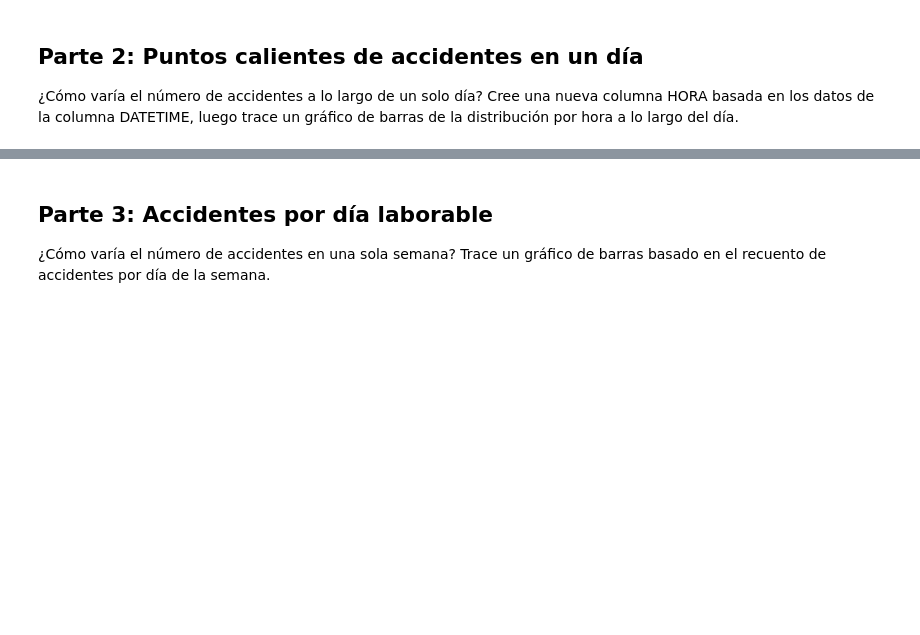
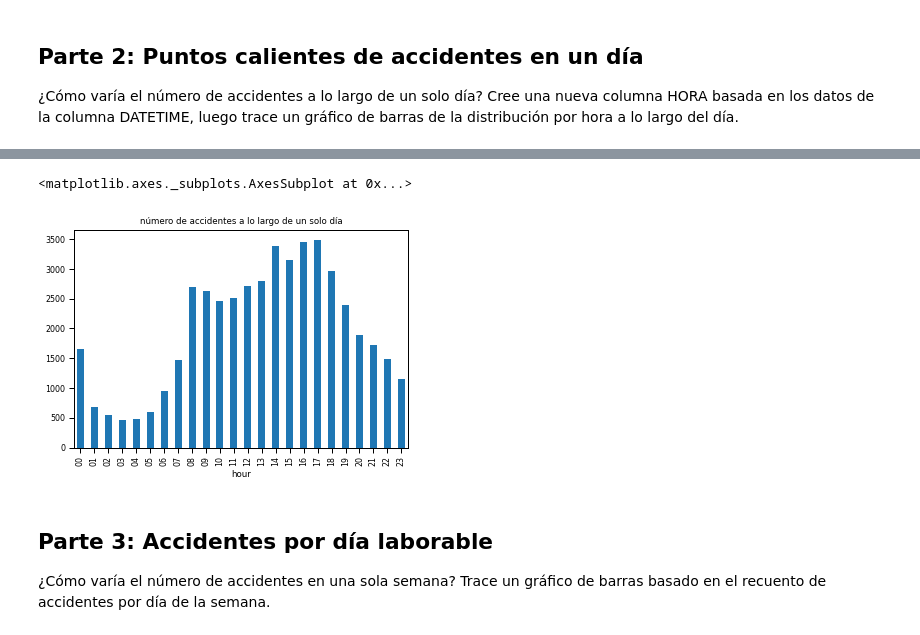
Before and after one commit to clargote/mujeresDigitales, a Jupyter notebook: Taller_Semana_4.ipynb, the cells around one changed output, grey strips where cells are left out. Drawn from its saved outputs; the diff is of its cells as text; code cells hidden in the pictures; blank space fills up the shorter version.

```diff
--- a/Taller_Semana_4.ipynb
+++ b/Taller_Semana_4.ipynb
@@ -102,3 +134,13 @@ accidentes.plot.line(color="Green", title="Accidentes mensuales año 2018-2019"
+# %%
+#df['DATETIME']=pd.to_datetime(df['DATE'] + " " +df['TIME'])
+#df['TIME']=pd.to_datetime(df['TIME'])
+df['hour']=df['TIME'].dt.strftime('%H')
+accidente_hora=df.groupby(df['hour']).size()
+accidente_hora.plot.bar( title="número de accidentes a lo largo de un solo día" )
+#sns.barplot(data=accidente_hora, y='hour', x=accidente_hora.index)
+# %% [output]
+<matplotlib.axes._subplots.AxesSubplot at 0x...>
+[figure, added]
 # %% [markdown]
 ## Parte 3: Accidentes por día laborable
 
```
Also changed, not shown: parts of 10 cells of this notebook.
